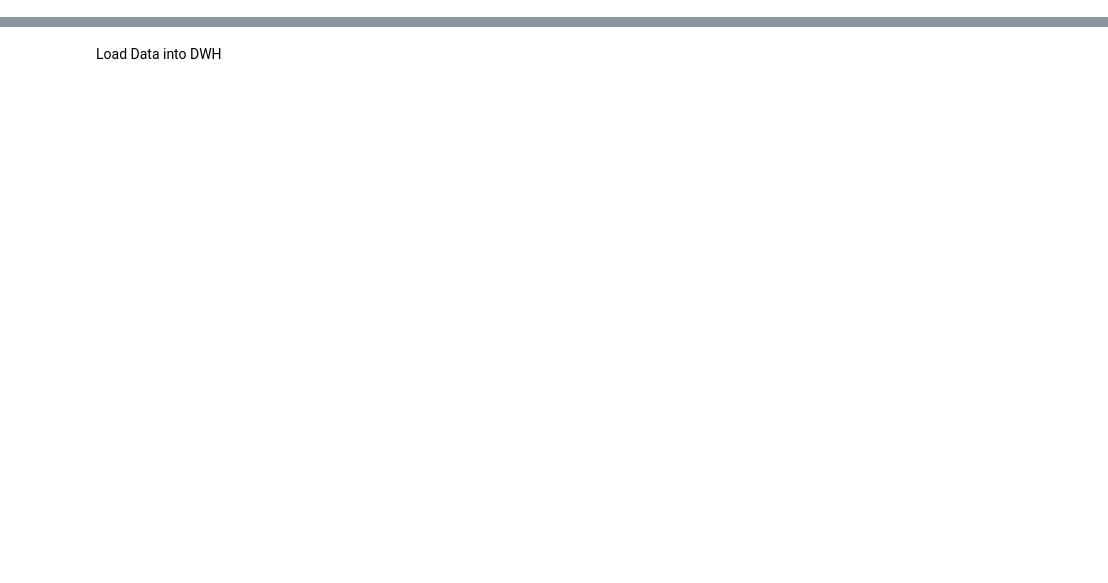
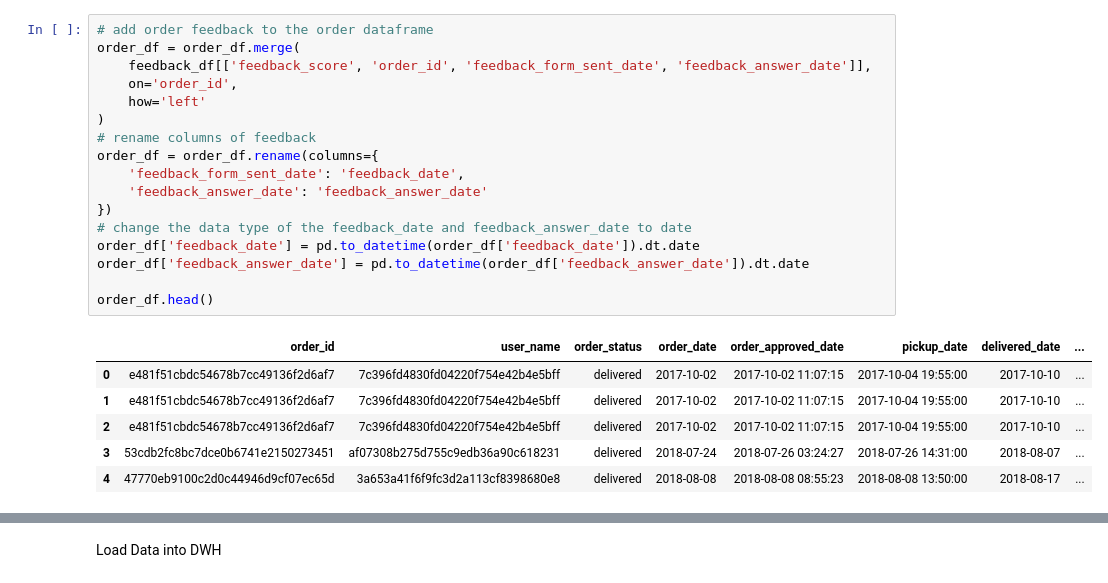
Before and after one commit to MaiElsayed01/ecommerce_etl, a Jupyter notebook: ecommerce_etl.ipynb, the cells around one changed output, grey strips where cells are left out. Drawn from its saved outputs; the diff is of its cells as text; blank space fills up the shorter version.

```diff
--- a/ecommerce_etl.ipynb
+++ b/ecommerce_etl.ipynb
@@ -400,0 +393,24 @@ feedback_df.head()
+# %%
+# add order feedback to the order dataframe
+order_df = order_df.merge(
+    feedback_df[['feedback_score', 'order_id', 'feedback_form_sent_date', 'feedback_answer_date']],
+    on='order_id',
+    how='left'
+)
+# rename columns of feedback
+order_df = order_df.rename(columns={
+    'feedback_form_sent_date': 'feedback_date',
+    'feedback_answer_date': 'feedback_answer_date'
+})
+# change the data type of the feedback_date and feedback_answer_date to date
+order_df['feedback_date'] = pd.to_datetime(order_df['feedback_date']).dt.date
+order_df['feedback_answer_date'] = pd.to_datetime(order_df['feedback_answer_date']).dt.date
+
+order_df.head()
+# %% [output]
+|  | order_id | user_name | order_status | order_date | order_approved_date | pickup_date | delivered_date | ... |
+| 0 | e481f51cbdc54678b7cc49136f2d6af7 | 7c396fd4830fd04220f754e42b4e5bff | delivered | 2017-10-02 | 2017-10-02 11:07:15 | 2017-10-04 19:55:00 | 2017-10-10 | ... |
+| 1 | e481f51cbdc54678b7cc49136f2d6af7 | 7c396fd4830fd04220f754e42b4e5bff | delivered | 2017-10-02 | 2017-10-02 11:07:15 | 2017-10-04 19:55:00 | 2017-10-10 | ... |
+| 2 | e481f51cbdc54678b7cc49136f2d6af7 | 7c396fd4830fd04220f754e42b4e5bff | delivered | 2017-10-02 | 2017-10-02 11:07:15 | 2017-10-04 19:55:00 | 2017-10-10 | ... |
+| 3 | 53cdb2fc8bc7dce0b6741e2150273451 | af07308b275d755c9edb36a90c618231 | delivered | 2018-07-24 | 2018-07-26 03:24:27 | 2018-07-26 14:31:00 | 2018-08-07 | ... |
+| 4 | 47770eb9100c2d0c44946d9cf07ec65d | 3a653a41f6f9fc3d2a113cf8398680e8 | delivered | 2018-08-08 | 2018-08-08 08:55:23 | 2018-08-08 13:50:00 | 2018-08-17 | ... |
```
Also changed, not shown: parts of 93 cells of this notebook.
